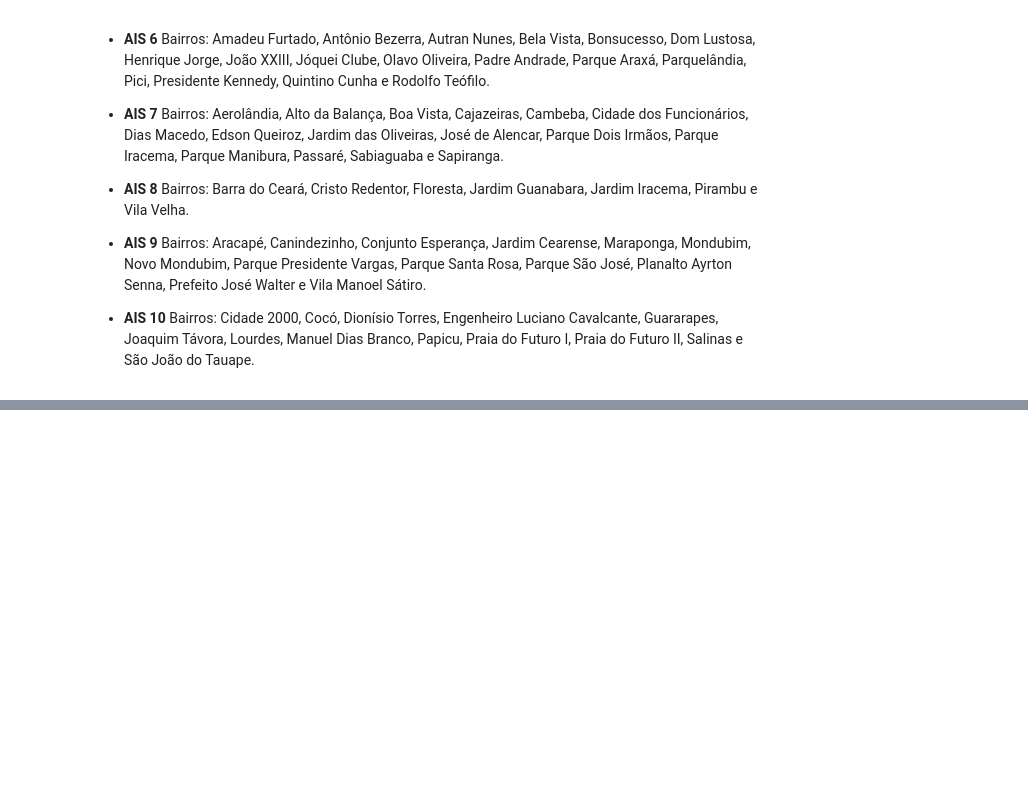
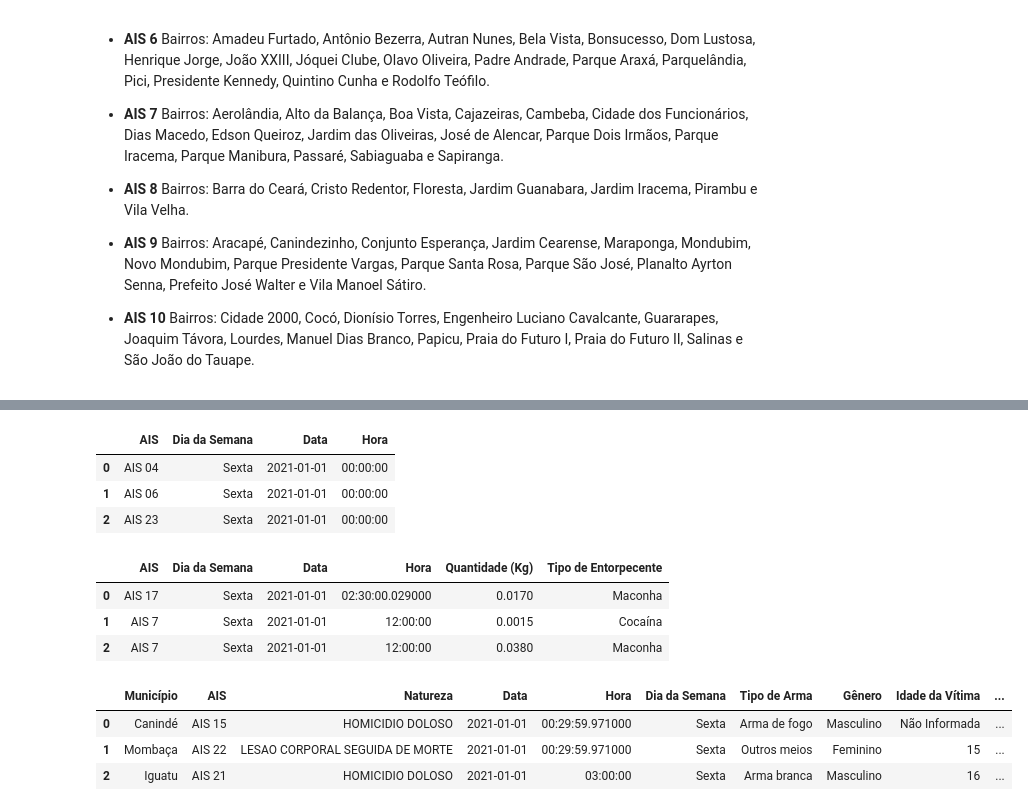
Before and after one commit to ronaldolg26/seguranca_publica_ce, a Jupyter notebook: Segurança_Pública_CE.ipynb, the cells around one changed output, grey strips where cells are left out. Drawn from its saved outputs; the diff is of its cells as text; code cells hidden in the pictures; blank space fills up the shorter version.

```diff
--- a/Segurança_Pública_CE.ipynb
+++ b/Segurança_Pública_CE.ipynb
@@ -93,0 +105,21 @@ df_ARMAS
+# %%
+df_furto.head(3)
+# %% [output]
+|  | AIS | Dia da Semana | Data | Hora |
+| 0 | AIS 04 | Sexta | 2021-01-01 | 00:00:00 |
+| 1 | AIS 06 | Sexta | 2021-01-01 | 00:00:00 |
+| 2 | AIS 23 | Sexta | 2021-01-01 | 00:00:00 |
+# %%
+df_droga.head(3)
+# %% [output]
+|  | AIS | Dia da Semana | Data | Hora | Quantidade (Kg) | Tipo de Entorpecente |
+| 0 | AIS 17 | Sexta | 2021-01-01 | 02:30:00.029000 | 0.0170 | Maconha |
+| 1 | AIS 7 | Sexta | 2021-01-01 | 12:00:00 | 0.0015 | Cocaína |
+| 2 | AIS 7 | Sexta | 2021-01-01 | 12:00:00 | 0.0380 | Maconha |
+# %%
+df_cvli.head(3)
+# %% [output]
+|  | Município | AIS | Natureza | Data | Hora | Dia da Semana | Tipo de Arma | Gênero | Idade da Vítima | ... |
+| 0 | Canindé | AIS 15 | HOMICIDIO DOLOSO | 2021-01-01 | 00:29:59.971000 | Sexta | Arma de fogo | Masculino | Não Informada | ... |
+| 1 | Mombaça | AIS 22 | LESAO CORPORAL SEGUIDA DE MORTE | 2021-01-01 | 00:29:59.971000 | Sexta | Outros meios | Feminino | 15 | ... |
+| 2 | Iguatu | AIS 21 | HOMICIDIO DOLOSO | 2021-01-01 | 03:00:00 | Sexta | Arma branca | Masculino | 16 | ... |
```
Also changed, not shown: parts of 90 cells of this notebook.
